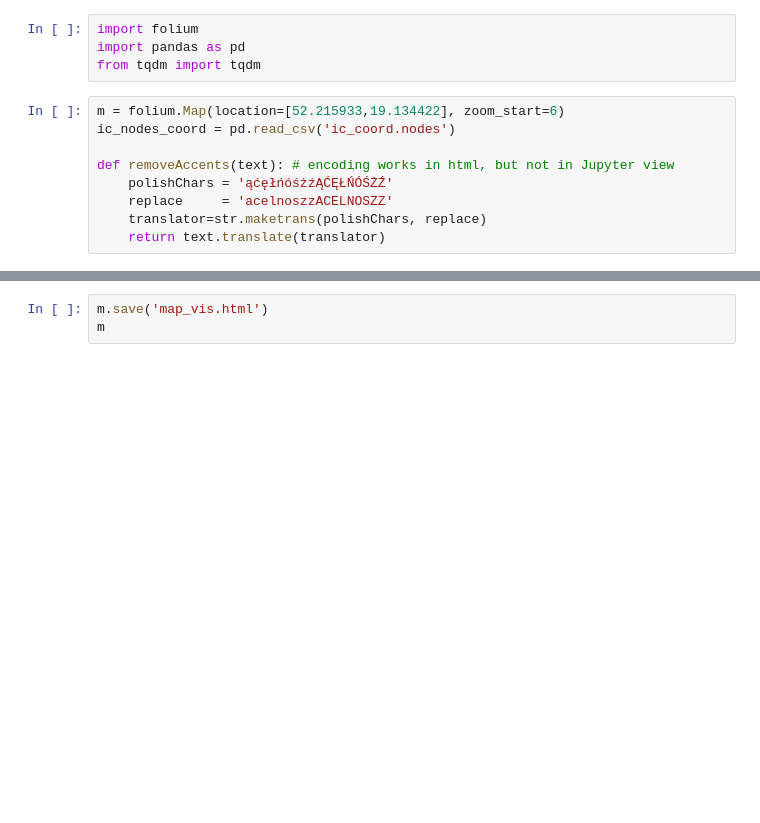
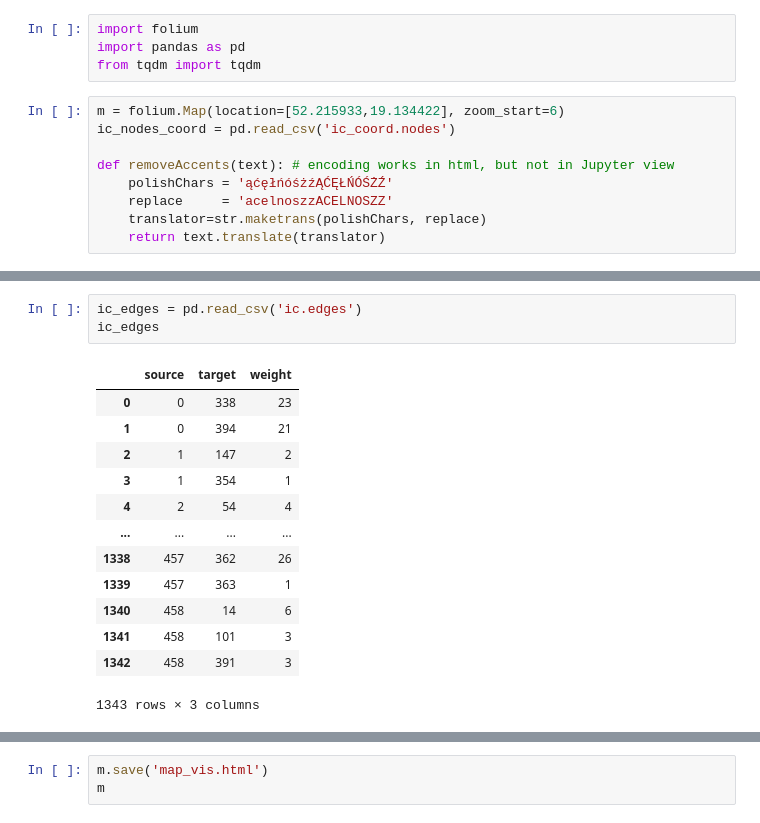
Before and after one commit to simonusher/onos_pkp, a Jupyter notebook: map_vis_folium.ipynb, the cells around one changed output, grey strips where cells are left out. Cells and saved outputs as stored; diff of their text form; blank space fills up the shorter version.

Commit message:
added map vis with edges

```diff
--- a/map_vis_folium.ipynb
+++ b/map_vis_folium.ipynb
@@ -25,0 +30,17 @@ for index, row in data.iterrows():
+# %%
+ic_edges = pd.read_csv('ic.edges')
+ic_edges
+# %% [output]
+|  | source | target | weight |
+| 0 | 0 | 338 | 23 |
+| 1 | 0 | 394 | 21 |
+| 2 | 1 | 147 | 2 |
+| 3 | 1 | 354 | 1 |
+| 4 | 2 | 54 | 4 |
+| ... | ... | ... | ... |
+| 1338 | 457 | 362 | 26 |
+| 1339 | 457 | 363 | 1 |
+| 1340 | 458 | 14 | 6 |
+| 1341 | 458 | 101 | 3 |
+| 1342 | 458 | 391 | 3 |
+1343 rows × 3 columns
```
Also changed, not shown: parts of 3 cells of this notebook, 2 other files.
